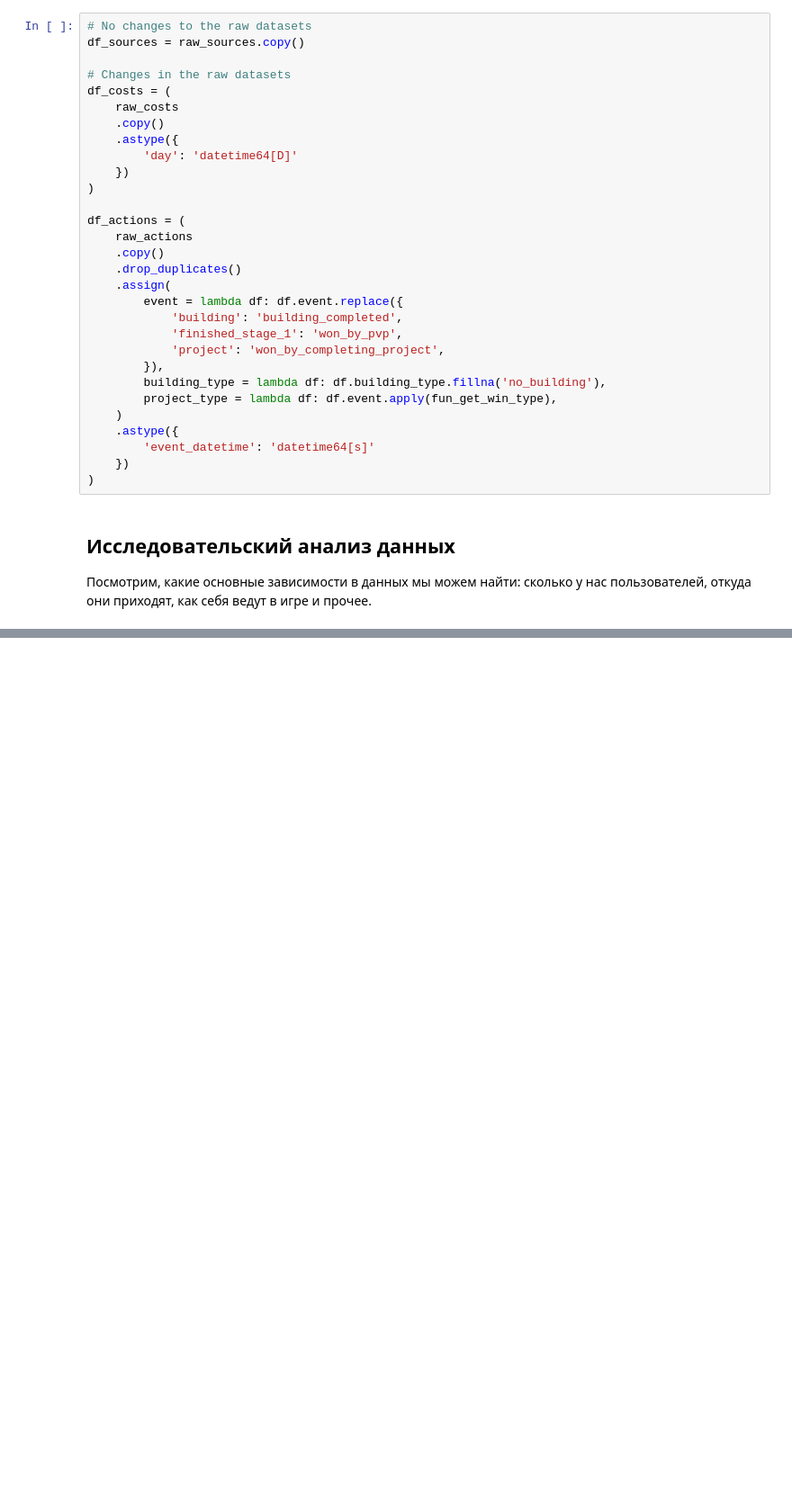
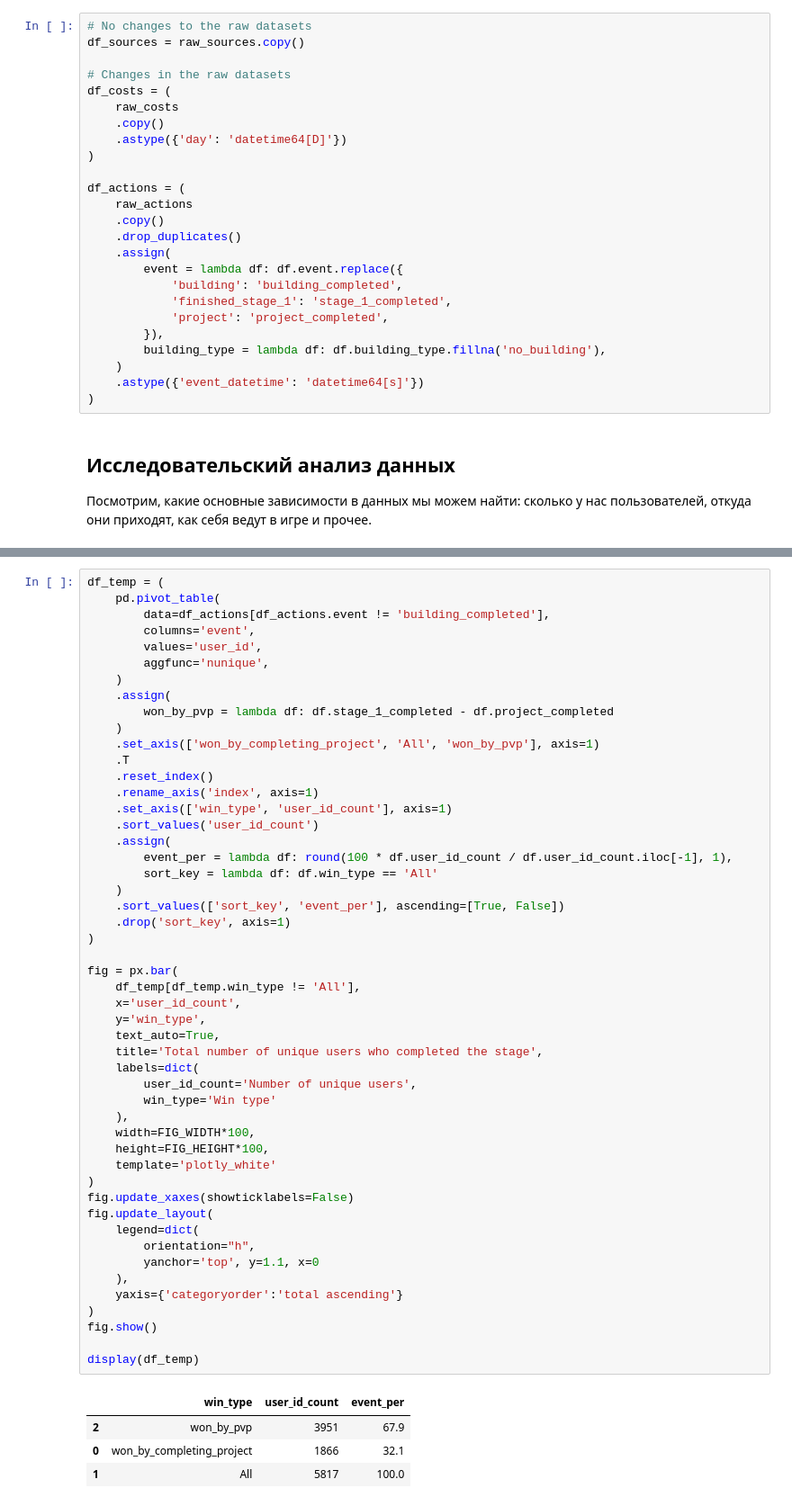
Before and after one commit to mskhmelik/prj_space_brothers, a Jupyter notebook: prj_space_brothers.ipynb, the cells around one changed output, grey strips where cells are left out. Shown at 90% size. Drawn from its saved outputs; the diff is of its cells as text; blank space fills up the shorter version.

Commit message:
modified:   prj_space_brothers.ipynb added:      changed logic of win_type: it was incorrect because user could have a project and completed stage flags at the same time

```diff
--- a/prj_space_brothers.ipynb
+++ b/prj_space_brothers.ipynb
@@ -196,9 +176,7 @@ df_sources = raw_sources.copy()
 df_costs = (
     raw_costs
     .copy()
-    .astype({
-        'day': 'datetime64[D]'
-    })
+    .astype({'day': 'datetime64[D]'})
 )
 
 df_actions = (
@@ -208,15 +186,12 @@ df_actions = (
     .assign(
         event = lambda df: df.event.replace({
             'building': 'building_completed',
-            'finished_stage_1': 'won_by_pvp',
-            'project': 'won_by_completing_project',
+            'finished_stage_1': 'stage_1_completed',
+            'project': 'project_completed',
         }),
         building_type = lambda df: df.building_type.fillna('no_building'),
-        project_type = lambda df: df.event.apply(fun_get_win_type),
     )
-    .astype({
-        'event_datetime': 'datetime64[s]'
-    })
+    .astype({'event_datetime': 'datetime64[s]'})
 )
 # %% [markdown]
 ## Исследовательский анализ данных
@@ -271,0 +276,55 @@ Average number of events per unique user: 9.99
+# %%
+df_temp = (
+    pd.pivot_table(
+        data=df_actions[df_actions.event != 'building_completed'],
+        columns='event',
+        values='user_id',
+        aggfunc='nunique',
+    )
+    .assign(
+        won_by_pvp = lambda df: df.stage_1_completed - df.project_completed
+    )
+    .set_axis(['won_by_completing_project', 'All', 'won_by_pvp'], axis=1)
+    .T
+    .reset_index()
+    .rename_axis('index', axis=1)
+    .set_axis(['win_type', 'user_id_count'], axis=1)
+    .sort_values('user_id_count')
+    .assign(
+        event_per = lambda df: round(100 * df.user_id_count / df.user_id_count.iloc[-1], 1),
+        sort_key = lambda df: df.win_type == 'All'
+    )
+    .sort_values(['sort_key', 'event_per'], ascending=[True, False])
+    .drop('sort_key', axis=1)
+)
+
+fig = px.bar(
+    df_temp[df_temp.win_type != 'All'],
+    x='user_id_count',
+    y='win_type',
+    text_auto=True,
+    title='Total number of unique users who completed the stage',
+    labels=dict(
+        user_id_count='Number of unique users',
+        win_type='Win type'
+    ),
+    width=FIG_WIDTH*100,
+    height=FIG_HEIGHT*100,
+    template='plotly_white'
+)
+fig.update_xaxes(showticklabels=False)
+fig.update_layout(
+    legend=dict(
+        orientation="h",
+        yanchor='top', y=1.1, x=0
+    ),
+    yaxis={'categoryorder':'total ascending'}
+)
+fig.show()
+
+display(df_temp)
+# %% [output]
+|  | win_type | user_id_count | event_per |
+| 2 | won_by_pvp | 3951 | 67.9 |
+| 0 | won_by_completing_project | 1866 | 32.1 |
+| 1 | All | 5817 | 100.0 |
```
Also changed, not shown: parts of 9 cells of this notebook.
